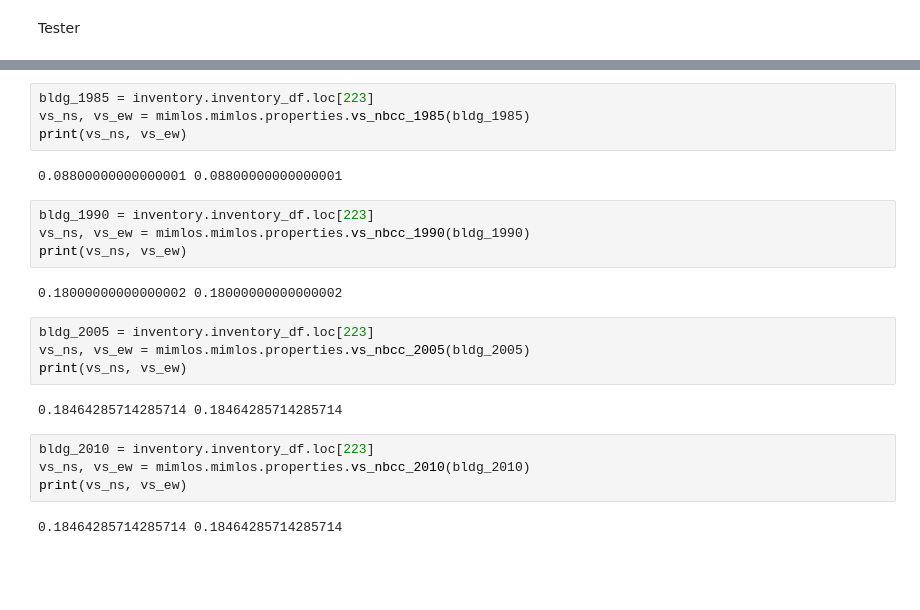
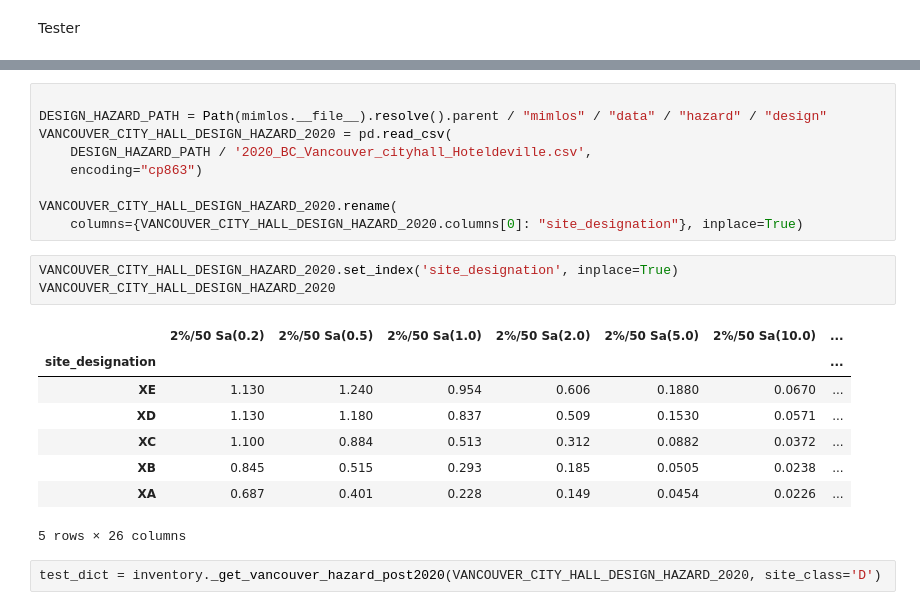
Before and after one commit to hgp297/oq-vmtk, a Jupyter notebook: demos/cov_refm/cov_workshop.ipynb, the cells around one changed output, grey strips where cells are left out. Saved outputs shown, nothing was run; the diff lists cells and outputs as text; blank space fills up the shorter version.

Commit message:
feat: estimate Vs complete
- Supports up until NBCC 2020
- refactored design hazard estimation to inventory level
- Added csv data for NBCC 2020 site-specific hazard data

```diff
--- a/demos/cov_refm/cov_workshop.ipynb
+++ b/demos/cov_refm/cov_workshop.ipynb
@@ -155,24 +125,23 @@ print(vs_ns, vs_ew)
-# %%
-bldg_1985 = inventory.inventory_df.loc[223]
-vs_ns, vs_ew = mimlos.mimlos.properties.vs_nbcc_1985(bldg_1985)
-print(vs_ns, vs_ew)
-# %% [output]
-0.08800000000000001 0.08800000000000001
-# %%
-bldg_1990 = inventory.inventory_df.loc[223]
-vs_ns, vs_ew = mimlos.mimlos.properties.vs_nbcc_1990(bldg_1990)
-print(vs_ns, vs_ew)
-# %% [output]
-0.18000000000000002 0.18000000000000002
-# %%
-bldg_2005 = inventory.inventory_df.loc[223]
-vs_ns, vs_ew = mimlos.mimlos.properties.vs_nbcc_2005(bldg_2005)
-print(vs_ns, vs_ew)
-# %% [output]
-0.18464285714285714 0.18464285714285714
-# %%
-bldg_2010 = inventory.inventory_df.loc[223]
-vs_ns, vs_ew = mimlos.mimlos.properties.vs_nbcc_2010(bldg_2010)
-print(vs_ns, vs_ew)
-# %% [output]
-0.18464285714285714 0.18464285714285714
+# %%
+
+DESIGN_HAZARD_PATH = Path(mimlos.__file__).resolve().parent / "mimlos" / "data" / "hazard" / "design"
+VANCOUVER_CITY_HALL_DESIGN_HAZARD_2020 = pd.read_csv(
+    DESIGN_HAZARD_PATH / '2020_BC_Vancouver_cityhall_Hoteldeville.csv',
+    encoding="cp863")
+
+VANCOUVER_CITY_HALL_DESIGN_HAZARD_2020.rename(
+    columns={VANCOUVER_CITY_HALL_DESIGN_HAZARD_2020.columns[0]: "site_designation"}, inplace=True)
+# %%
+VANCOUVER_CITY_HALL_DESIGN_HAZARD_2020.set_index('site_designation', inplace=True)
+VANCOUVER_CITY_HALL_DESIGN_HAZARD_2020
+# %% [output]
+|  | 2%/50 Sa(0.2) | 2%/50 Sa(0.5) | 2%/50 Sa(1.0) | 2%/50 Sa(2.0) | 2%/50 Sa(5.0) | 2%/50 Sa(10.0) | ... |
+| site_designation |  |  |  |  |  |  | ... |
+| XE | 1.130 | 1.240 | 0.954 | 0.606 | 0.1880 | 0.0670 | ... |
+| XD | 1.130 | 1.180 | 0.837 | 0.509 | 0.1530 | 0.0571 | ... |
+| XC | 1.100 | 0.884 | 0.513 | 0.312 | 0.0882 | 0.0372 | ... |
+| XB | 0.845 | 0.515 | 0.293 | 0.185 | 0.0505 | 0.0238 | ... |
+| XA | 0.687 | 0.401 | 0.228 | 0.149 | 0.0454 | 0.0226 | ... |
+5 rows × 26 columns
+# %%
+test_dict = inventory._get_vancouver_hazard_post2020(VANCOUVER_CITY_HALL_DESIGN_HAZARD_2020, site_class='D')
```
Also changed, not shown: parts of 10 cells of this notebook, 4 other files.
